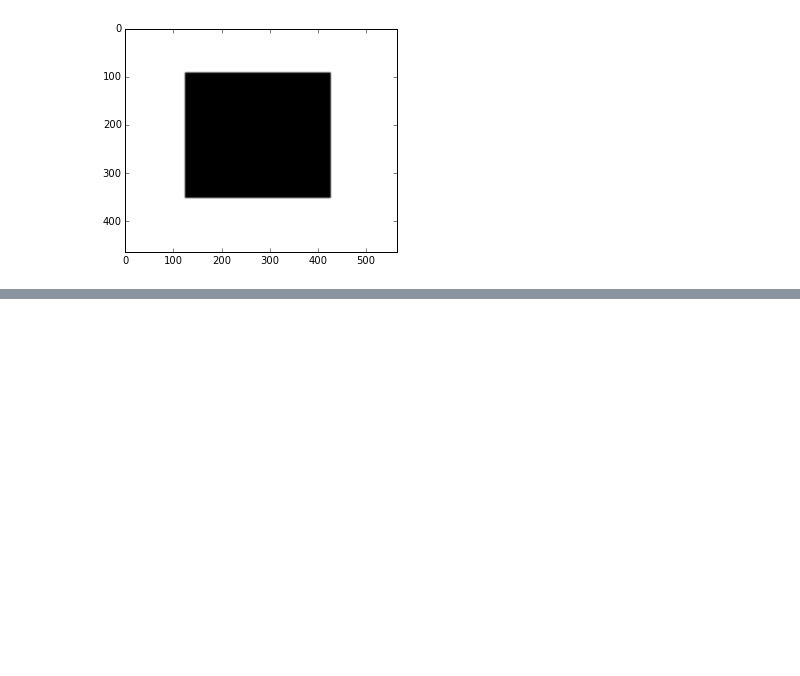
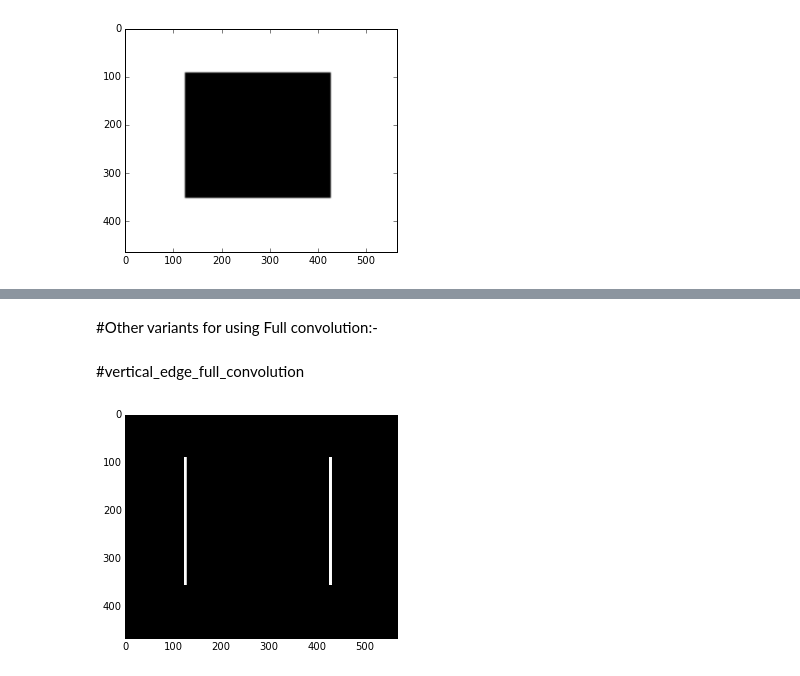
Before and after one commit to dhr9/HandwritingRecognition_using_ImageProcessing_and_NeuralNetworks_on_an_FPGA, a Jupyter notebook: Final_Year_Project/Image processing.ipynb, the cells around one changed output, grey strips where cells are left out. Saved outputs shown, nothing was run; the diff lists cells and outputs as text; code cells hidden in the pictures; blank space fills up the shorter version.

Commit message:
Edge detection complete

```diff
--- a/Final_Year_Project/Image processing.ipynb
+++ b/Final_Year_Project/Image processing.ipynb
@@ -73,7 +73,7 @@ def display(image) :
     if type(image) is type([]) :
 #         print(image)
 #         print(type(image))
-        i=211
+        i = len(image)*100 + 11
         for images in image:
             matplotlib.pyplot.subplot(i)
             imshow(images,cmap=matplotlib.pyplot.get_cmap('gray'))
@@ -260,0 +275,22 @@ zyaada
+# %% [markdown]
+#Other variants for using Full convolution:-
+# %% [markdown]
+#vertical_edge_full_convolution
+# %%
+def vertical_edge_full_convolution(self,image) :
+    kernel1 = [1,[[-1,0,1],
+                 [-1,0,1],
+                 [-1,0,1]]]
+    kernel2 = [1,[[1,0,-1],
+                 [1,0,-1],
+                 [1,0,-1]]]
+    processed_image = self.full_convolution(image,kernel1,kernel2)
+    return processed_image
+
+image_processing.vertical_edge_full_convolution = vertical_edge_full_convolution
+
+impr = image_processing()
+im = impr.vertical_edge_full_convolution(image)
+display(im)
+# %% [output]
+[figure, added]
```
Also changed, not shown: parts of 18 cells of this notebook.
